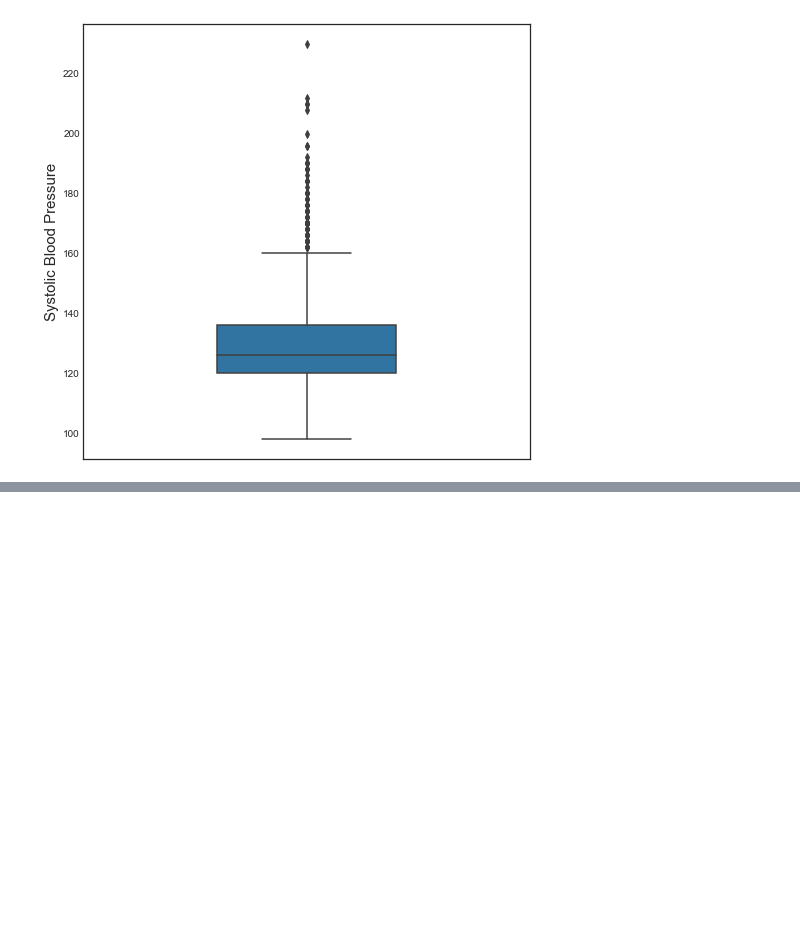
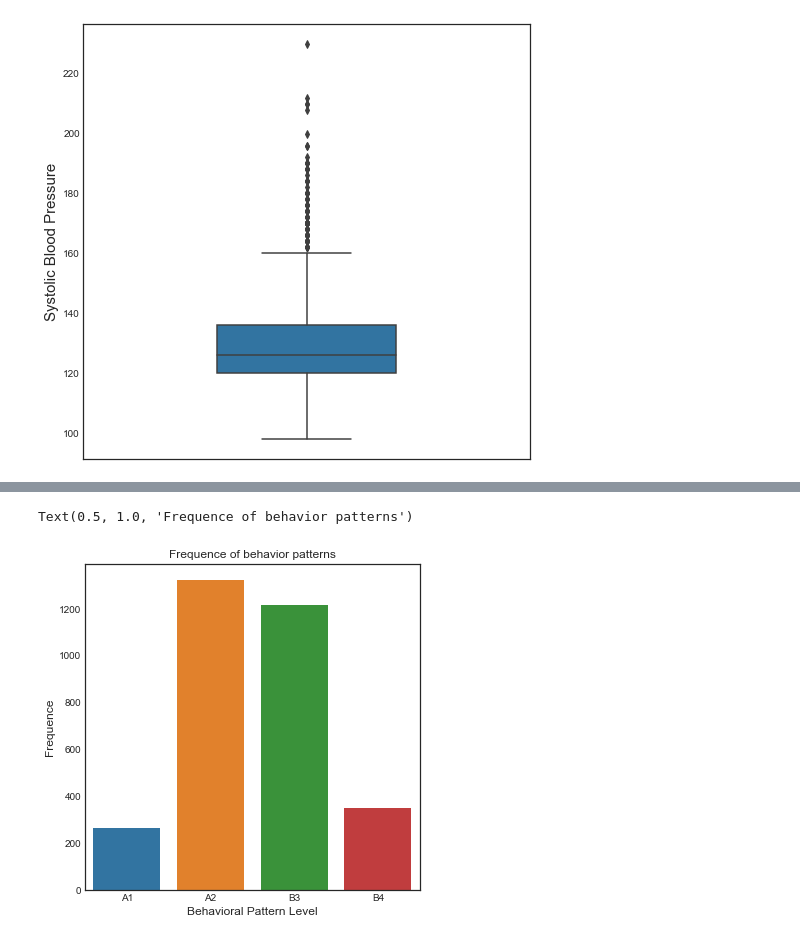
Before and after one commit to LeoUCD/Regression-in-Biostatistics, a Jupyter notebook: Chapter2_Exploratory_and_Descriptive_Methods.ipynb, the cells around one changed output, grey strips where cells are left out. Cells and saved outputs as stored; diff of their text form; code cells hidden in the pictures; blank space fills up the shorter version.

```diff
--- a/Chapter2_Exploratory_and_Descriptive_Methods.ipynb
+++ b/Chapter2_Exploratory_and_Descriptive_Methods.ipynb
@@ -266,0 +411,9 @@ distribution is left-skewed.<font color=red> in left-skewed data, the mean is mu
+# %%
+fig, ax=plt.subplots(figsize=(6,6))
+ax=sns.countplot(wcgs['behpat'], label='Freq')
+ax.set_xlabel('Behavioral Pattern Level', fontsize=12)
+ax.set_ylabel('Frequence', fontsize=12)
+ax.set_title('Frequence of behavior patterns', fontsize=12)
+# %% [output]
+Text(0.5, 1.0, 'Frequence of behavior patterns')
+[figure, added]
```
Also changed, not shown: parts of 24 cells of this notebook.
